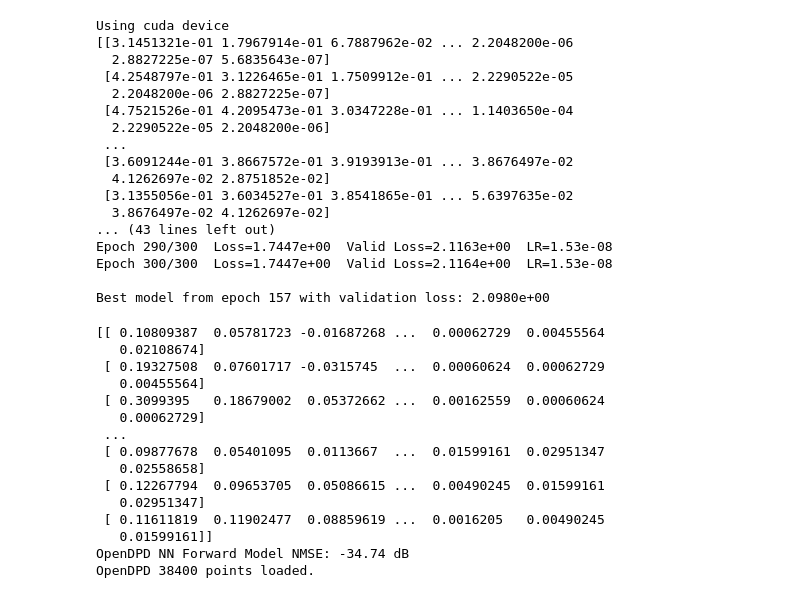
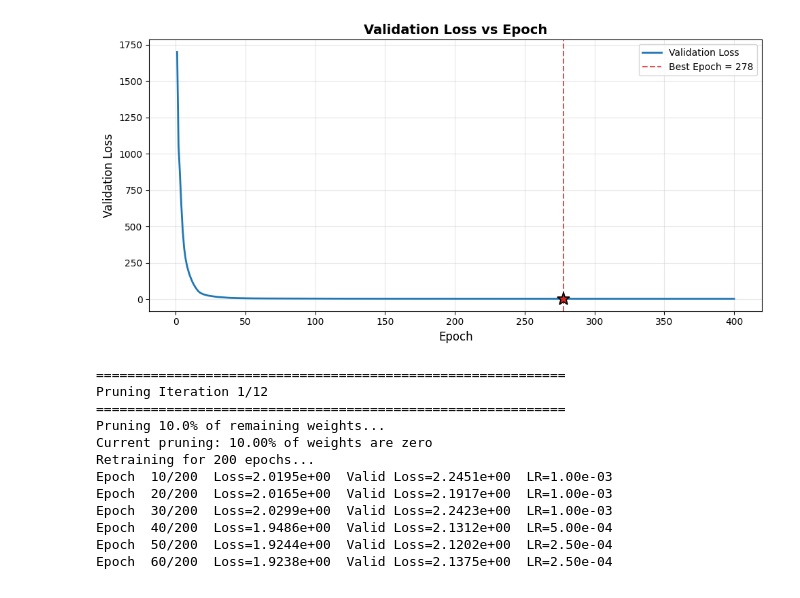
Before and after one commit to aquigney/sparseDPD, a Jupyter notebook: refactored_notebook.ipynb, the cells around one changed output. Saved outputs shown, nothing was run; the diff lists cells and outputs as text; code cells hidden in the pictures.

```diff
--- a/refactored_notebook.ipynb
+++ b/refactored_notebook.ipynb
@@ -83,8 +85,18 @@ openDPD_dataManager = DataManager(
 
 # Setup a volterra model and a volterra inverse
 volterra_forward_model_openDPD = Volterra(num_nl_orders=5, num_memory_levels=3, dataset=openDPD_dataManager.training_dataset)
-volterra_invserse_model_openDPD = Volterra(num_nl_orders=5, num_memory_levels=3, dataset=openDPD_dataManager.training_dataset)
 
 print(f" OpenDPD Volterra NMSE: {volterra_forward_model_openDPD.calculate_volterra_nmse(openDPD_dataManager.test_dataset)} dB")
+
+# Train forward NN on OpenDPD data
+open_forward_nn = NeuralNetwork(num_memory_levels=20, model_type='PNTDNN', forward_model=True)
+train_losses_open, valid_losses_open, best_epoch_open = open_forward_nn.get_best_model(num_epochs=400, training_dataset=openDPD_dataManager.training_dataset, validation_dataset=openDPD_dataManager.validation_dataset, learning_rate=1e-3)
+
+#print the nmse of the forward nn
+fwd_nmse_openDPD = open_forward_nn.calculate_forward_nmse(openDPD_dataManager.test_dataset)
+print(f"OpenDPD NN Forward Model NMSE: {fwd_nmse_openDPD:.2f} dB")
+
+# Plot validation curve
+open_forward_nn.plot_valid_curve(valid_losses_open, best_epoch_open)
 # %% [output]
  OpenDPD Volterra NMSE: -28.38621129351678 dB
@@ -91,42 +119,18 @@ print(f" OpenDPD Volterra NMSE: {volterra_forward_model_openDPD.calculate_volter
+[figure, added]
-# %%
-# Train forward NN on OpenDPD data
-open_forward_nn = NeuralNetwork(num_memory_levels=20, model_type='PNTDNN_Deep', forward_model=True)
-train_losses_open, valid_losses_open, best_epoch_open = open_forward_nn.get_best_model(num_epochs=300, training_dataset=openDPD_dataManager.training_dataset, validation_dataset=openDPD_dataManager.validation_dataset, learning_rate=1e-3)
-# %% [output]
-Using cuda device
-[[3.1451321e-01 1.7967914e-01 6.7887962e-02 ... 2.2048200e-06
-  2.8827225e-07 5.6835643e-07]
- [4.2548797e-01 3.1226465e-01 1.7509912e-01 ... 2.2290522e-05
-  2.2048200e-06 2.8827225e-07]
- [4.7521526e-01 4.2095473e-01 3.0347228e-01 ... 1.1403650e-04
-  2.2290522e-05 2.2048200e-06]
- ...
- [3.6091244e-01 3.8667572e-01 3.9193913e-01 ... 3.8676497e-02
-  4.1262697e-02 2.8751852e-02]
- [3.1355056e-01 3.6034527e-01 3.8541865e-01 ... 5.6397635e-02
-  3.8676497e-02 4.1262697e-02]
-... (43 lines left out)
-Epoch 290/300  Loss=1.7447e+00  Valid Loss=2.1163e+00  LR=1.53e-08
-Epoch 300/300  Loss=1.7447e+00  Valid Loss=2.1164e+00  LR=1.53e-08
-
-Best model from epoch 157 with validation loss: 2.0980e+00
 # %%
-#print the nmse of the forward nn
-fwd_nmse_openDPD = open_forward_nn.calculate_forward_nmse(openDPD_dataManager.test_dataset)
-print(f"OpenDPD NN Forward Model NMSE: {fwd_nmse_openDPD:.2f} dB")
+# Run linear pruning experiment on simple dataset
+exp = LinearExperiment(open_forward_nn, 12, 0.1, 200, openDPD_dataManager.get_training_data(), openDPD_dataManager.get_validation_data(), openDPD_dataManager.get_test_data())
+exp.run()
 # %% [output]
-[[ 0.10809387  0.05781723 -0.01687268 ...  0.00062729  0.00455564
-   0.02108674]
- [ 0.19327508  0.07601717 -0.0315745  ...  0.00060624  0.00062729
-   0.00455564]
- [ 0.3099395   0.18679002  0.05372662 ...  0.00162559  0.00060624
-   0.00062729]
- ...
- [ 0.09877678  0.05401095  0.0113667  ...  0.01599161  0.02951347
-   0.02558658]
- [ 0.12267794  0.09653705  0.05086615 ...  0.00490245  0.01599161
-   0.02951347]
- [ 0.11611819  0.11902477  0.08859619 ...  0.0016205   0.00490245
-   0.01599161]]
-OpenDPD NN Forward Model NMSE: -34.74 dB
-OpenDPD 38400 points loaded.
+============================================================
+Pruning Iteration 1/12
+============================================================
+Pruning 10.0% of remaining weights...
+Current pruning: 10.00% of weights are zero
+Retraining for 200 epochs...
+Epoch  10/200  Loss=2.0195e+00  Valid Loss=2.2451e+00  LR=1.00e-03
+Epoch  20/200  Loss=2.0165e+00  Valid Loss=2.1917e+00  LR=1.00e-03
+Epoch  30/200  Loss=2.0299e+00  Valid Loss=2.2423e+00  LR=1.00e-03
+Epoch  40/200  Loss=1.9486e+00  Valid Loss=2.1312e+00  LR=5.00e-04
+Epoch  50/200  Loss=1.9244e+00  Valid Loss=2.1202e+00  LR=2.50e-04
+Epoch  60/200  Loss=1.9238e+00  Valid Loss=2.1375e+00  LR=2.50e-04
```
Also changed, not shown: parts of 3 cells of this notebook, 3 other files.
